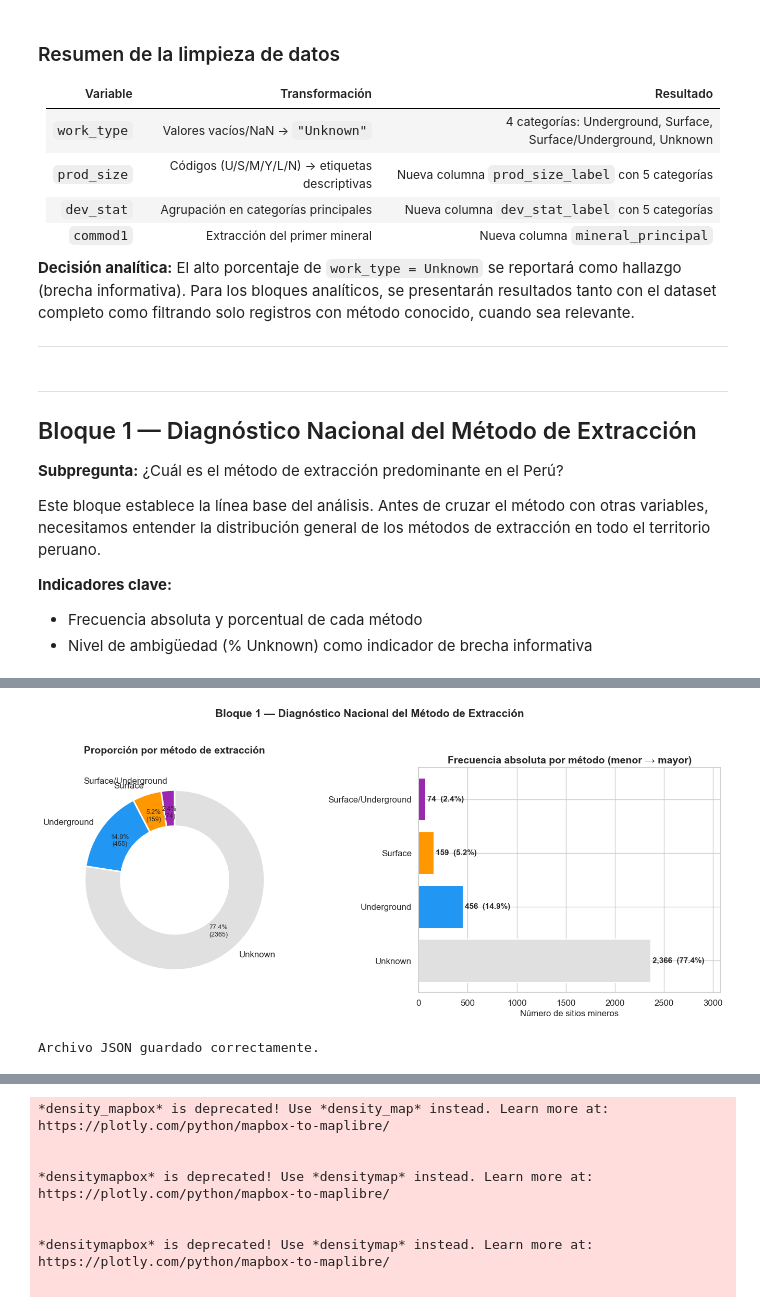
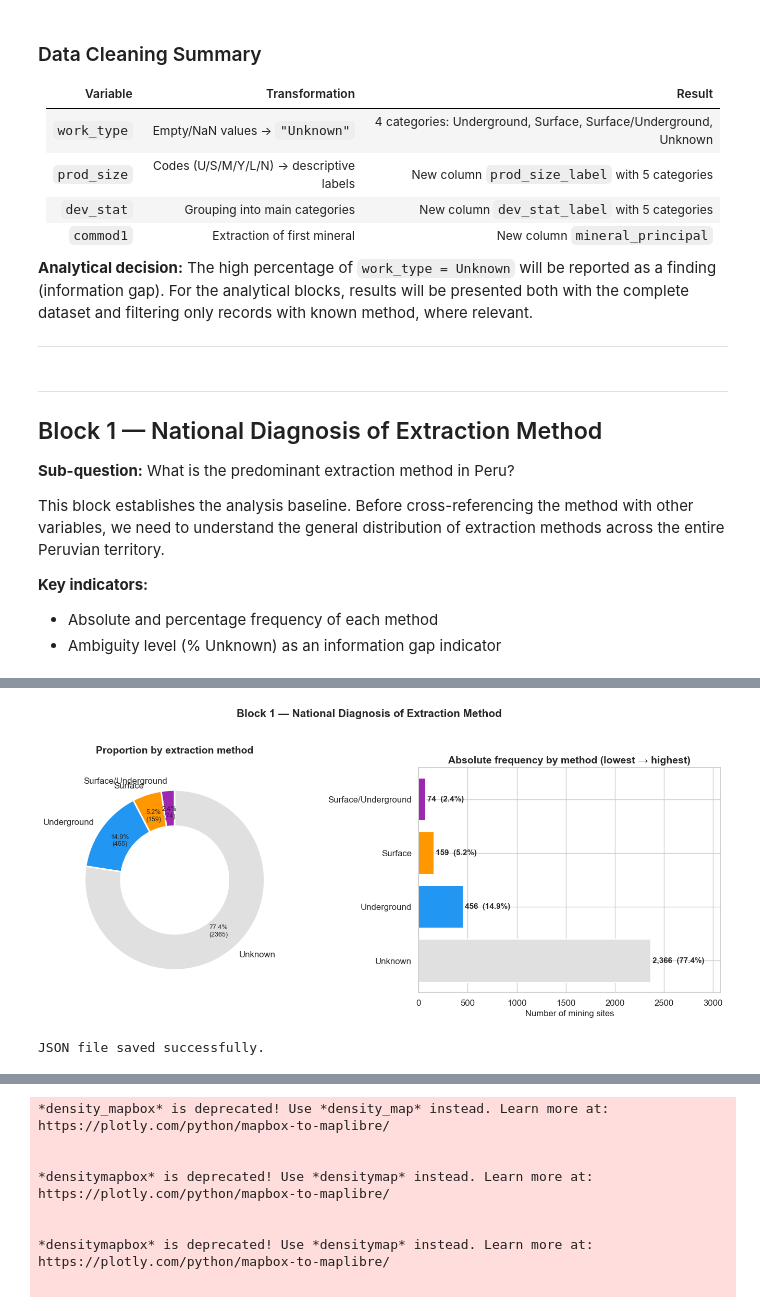
Before and after one commit to LuiccianDev/mine_methods_peru, a Jupyter notebook: analysis/script/analisis_mineria_peru.ipynb, the cells around one changed output, grey strips where cells are left out. Saved outputs shown, nothing was run; the diff lists cells and outputs as text; code cells hidden in the pictures.

```diff
--- a/analysis/script/analisis_mineria_peru.ipynb
+++ b/analysis/script/analisis_mineria_peru.ipynb
@@ -469,49 +469,49 @@ Total de minerales únicos: 53
 # %% [markdown]
-### Resumen de la limpieza de datos
+### Data Cleaning Summary
 
-| Variable | Transformación | Resultado |
+| Variable | Transformation | Result |
 |----------|---------------|-----------|
-| `work_type` | Valores vacíos/NaN → `"Unknown"` | 4 categorías: Underground, Surface, Surface/Underground, Unknown |
-| `prod_size` | Códigos (U/S/M/Y/L/N) → etiquetas descriptivas | Nueva columna `prod_size_label` con 5 categorías |
-| `dev_stat` | Agrupación en categorías principales | Nueva columna `dev_stat_label` con 5 categorías |
-| `commod1` | Extracción del primer mineral | Nueva columna `mineral_principal` |
+| `work_type` | Empty/NaN values → `"Unknown"` | 4 categories: Underground, Surface, Surface/Underground, Unknown |
+| `prod_size` | Codes (U/S/M/Y/L/N) → descriptive labels | New column `prod_size_label` with 5 categories |
+| `dev_stat` | Grouping into main categories | New column `dev_stat_label` with 5 categories |
+| `commod1` | Extraction of first mineral | New column `mineral_principal` |
 
 
-**Decisión analítica:** El alto porcentaje de `work_type = Unknown` se reportará como hallazgo (brecha informativa). Para los bloques analíticos, se presentarán resultados tanto con el dataset completo como filtrando solo registros con método conocido, cuando sea relevante.
+**Analytical decision:** The high percentage of `work_type = Unknown` will be reported as a finding (information gap). For the analytical blocks, results will be presented both with the complete dataset and filtering only records with known method, where relevant.
 
 ---
 # %% [markdown]
 ---
 
-## Bloque 1 — Diagnóstico Nacional del Método de Extracción
+## Block 1 — National Diagnosis of Extraction Method
 
-**Subpregunta:** ¿Cuál es el método de extracción predominante en el Perú?
+**Sub-question:** What is the predominant extraction method in Peru?
 
-Este bloque establece la línea base del análisis. Antes de cruzar el método con otras variables, necesitamos entender la distribución general de los métodos de extracción en todo el territorio peruano.
+This block establishes the analysis baseline. Before cross-referencing the method with other variables, we need to understand the general distribution of extraction methods across the entire Peruvian territory.
 
-**Indicadores clave:**
-- Frecuencia absoluta y porcentual de cada método
-- Nivel de ambigüedad (% Unknown) como indicador de brecha informativa
+**Key indicators:**
+- Absolute and percentage frequency of each method
+- Ambiguity level (% Unknown) as an information gap indicator
 # %%
-# BLOQUE 1.1 — Distribución general del método de extracción
+# BLOCK 1.1 — General distribution of extraction method
 
-# Frecuencias absolutas y porcentuales
+# Absolute and percentage frequencies
 method_counts = df["work_type"].value_counts().reindex(METHOD_ORDER)
 method_pcts = (method_counts / method_counts.sum() * 100).round(1)
 
 method_summary = pd.DataFrame(
-    {"Frecuencia": method_counts, "Porcentaje (%)": method_pcts}
+    {"Frequency": method_counts, "Percentage (%)": method_pcts}
 )
-print("Distribución del método de extracción minera en el Perú")
+print("Distribution of mining extraction methods in Peru")
 print(method_summary.to_string())
 
-# Ordenar de menor a mayor frecuencia para visualización
+# Sort from lowest to highest frequency for visualization
 sort_asc = method_counts.sort_values(ascending=True).index
 
-# --- Visualización: Donut + Bar ---
+# --- Visualization: Donut + Bar ---
 fig, axes = plt.subplots(1, 2, figsize=(14, 6))
 
-# Panel izquierdo: Donut chart (ordenado de menor a mayor)
+# Left panel: Donut chart (sorted from lowest to highest)
 colors_donut = [METHOD_COLORS[m] for m in sort_asc]
 wedges, texts, autotexts = axes[0].pie(
     method_counts[sort_asc].values,
@@ -524,9 +524,9 @@ wedges, texts, autotexts = axes[0].pie(
 )
 for autotext in autotexts:
     autotext.set_fontsize(9)
-axes[0].set_title("Proporción por método de extracción", fontweight="bold", pad=20)
+axes[0].set_title("Proportion by extraction method", fontweight="bold", pad=20)
 
-# Panel derecho: Bar chart horizontal (menor arriba → mayor abajo)
+# Right panel: Horizontal bar chart (lowest on top → highest on bottom)
 sort_desc = method_counts.sort_values(ascending=False).index
 bars = axes[1].barh(
     sort_desc,
@@ -546,12 +546,12 @@ for bar, count, pct in zip(
         fontsize=11,
         fontweight="bold",
     )
-axes[1].set_xlabel("Número de sitios mineros")
-axes[1].set_title("Frecuencia absoluta por método (menor → mayor)", fontweight="bold")
+axes[1].set_xlabel("Number of mining sites")
+axes[1].set_title("Absolute frequency by method (lowest → highest)", fontweight="bold")
 axes[1].set_xlim(0, method_counts.max() * 1.3)
 
 fig.suptitle(
-    "Bloque 1 — Diagnóstico Nacional del Método de Extracción",
+    "Block 1 — National Diagnosis of Extraction Method",
     fontsize=15,
     fontweight="bold",
     y=1.02,
@@ -559,8 +559,8 @@ fig.suptitle(
 plt.tight_layout()
 plt.show()
 
-# Exportar datos para visualización en frontend (JSON)
-# Crear estructura exportable
+# Export data for frontend visualization (JSON)
+# Create exportable structure
 export_data = []
 
 for method in method_counts.index:
@@ -570,9 +570,9 @@ for method in method_counts.index:
         "percentage": float(method_pcts[method]),
     })
 
-# Guardar archivo JSON
+# Save JSON file
 with open("../../frontend/src/data/B1/bloque_1_metodos_extraccion.json", "w", encoding="utf-8") as f:
     json.dump(export_data, f, indent=4, ensure_ascii=False)
 
-print("Archivo JSON guardado correctamente.")
+print("JSON file saved successfully.")
 # %% [output]
@@ -586,3 +586,3 @@ Unknown                    2366            77.4
-[figure, old version]
+[figure, new version]
-Archivo JSON guardado correctamente.
+JSON file saved successfully.
 # %%
```
Also changed, not shown: parts of 34 cells of this notebook, 9 other files.
